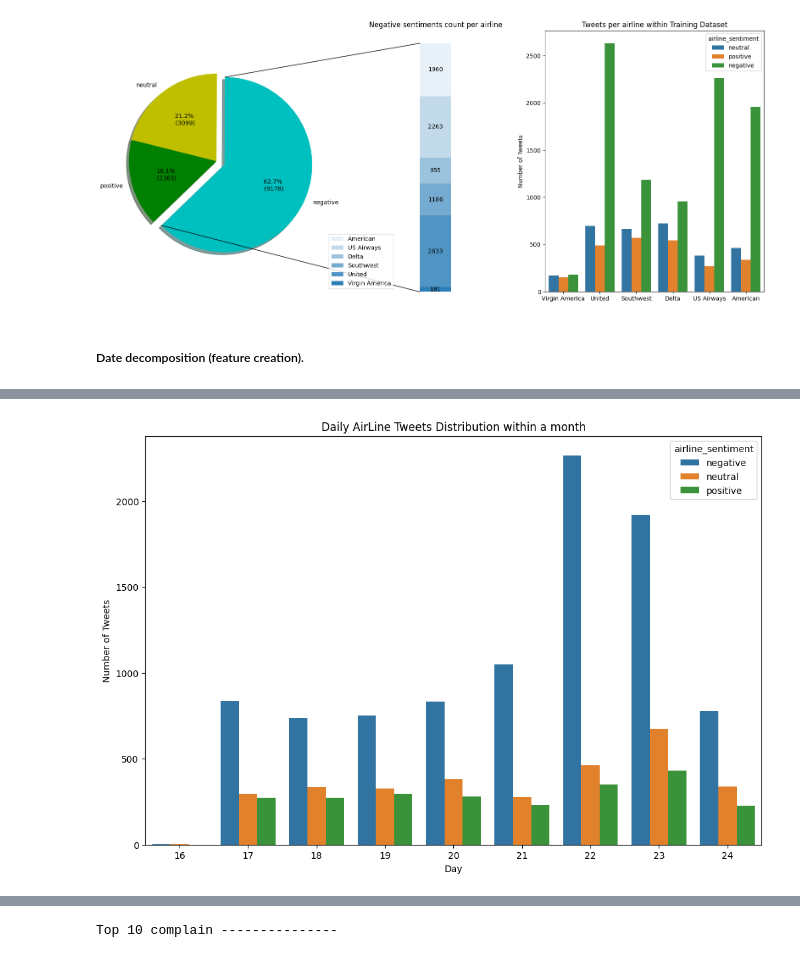
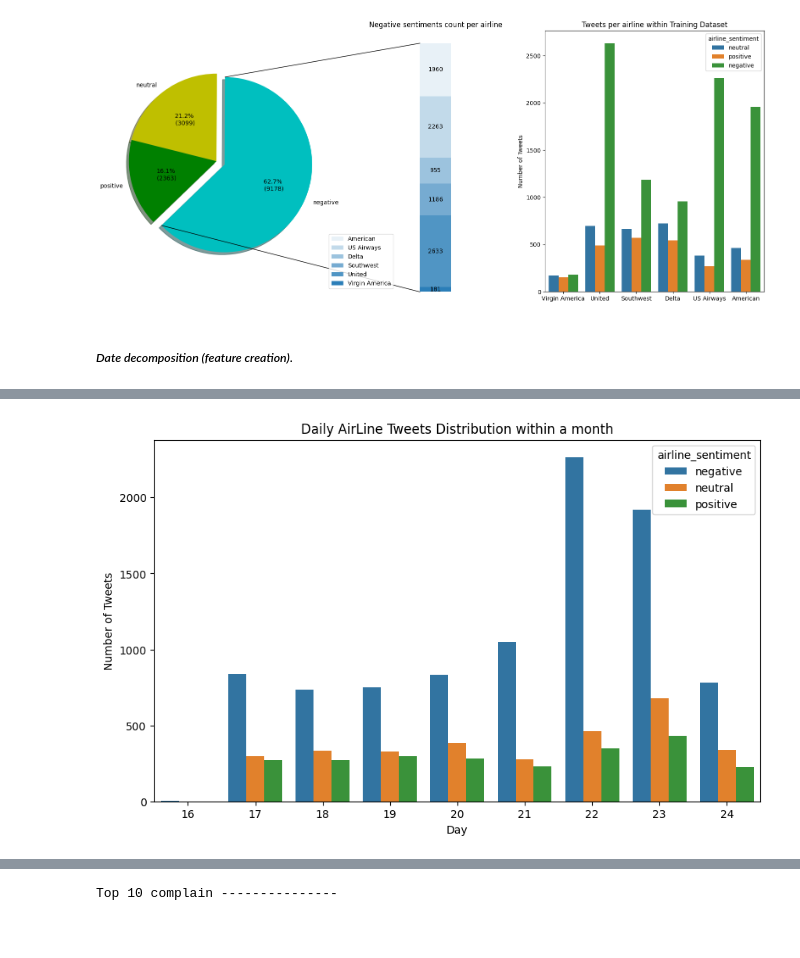
Before and after one commit to elyte5star/NLP, a Jupyter notebook: DAT305.ipynb, the cells around one changed output, grey strips where cells are left out. Drawn from its saved outputs; the diff is of its cells as text; code cells hidden in the pictures; blank space fills up the shorter version.

```diff
--- a/DAT305.ipynb
+++ b/DAT305.ipynb
@@ -444,7 +416,7 @@ del ax1,ax2,ax3
 # %% [output]
 [figure]
 # %% [markdown]
-##### Date decomposition (feature creation).
+##### *Date decomposition (feature creation)*.
 # %%
 def decode_date(date_str)-> pd.Series:
   aux = date_str.replace(' -0800','')
@@ -460,12 +432,12 @@ dataset.head(3)
 | 1 | 570301130888122368 | positive | 0.3486 | N/A | 0.0 | Virgin America | ... |
 | 2 | 570301083672813571 | neutral | 0.6837 | N/A | NaN | Virgin America | ... |
 # %%
-fig, axes = plt.subplots(figsize=(12,8))
+fig, axes = plt.subplots(figsize=(10,6))
 ax = sns.countplot(x="day", hue="airline_sentiment", data=dataset)
 ax.set_xlabel('Day')
 ax.set_ylabel('Number of Tweets')
 ax.set_title('Daily AirLine Tweets Distribution within a month')
 del ax,fig,axes
 # %% [output]
-[figure, old version]
+[figure, new version]
 # %%
```
Also changed, not shown: parts of 184 cells of this notebook, 2 other files.
